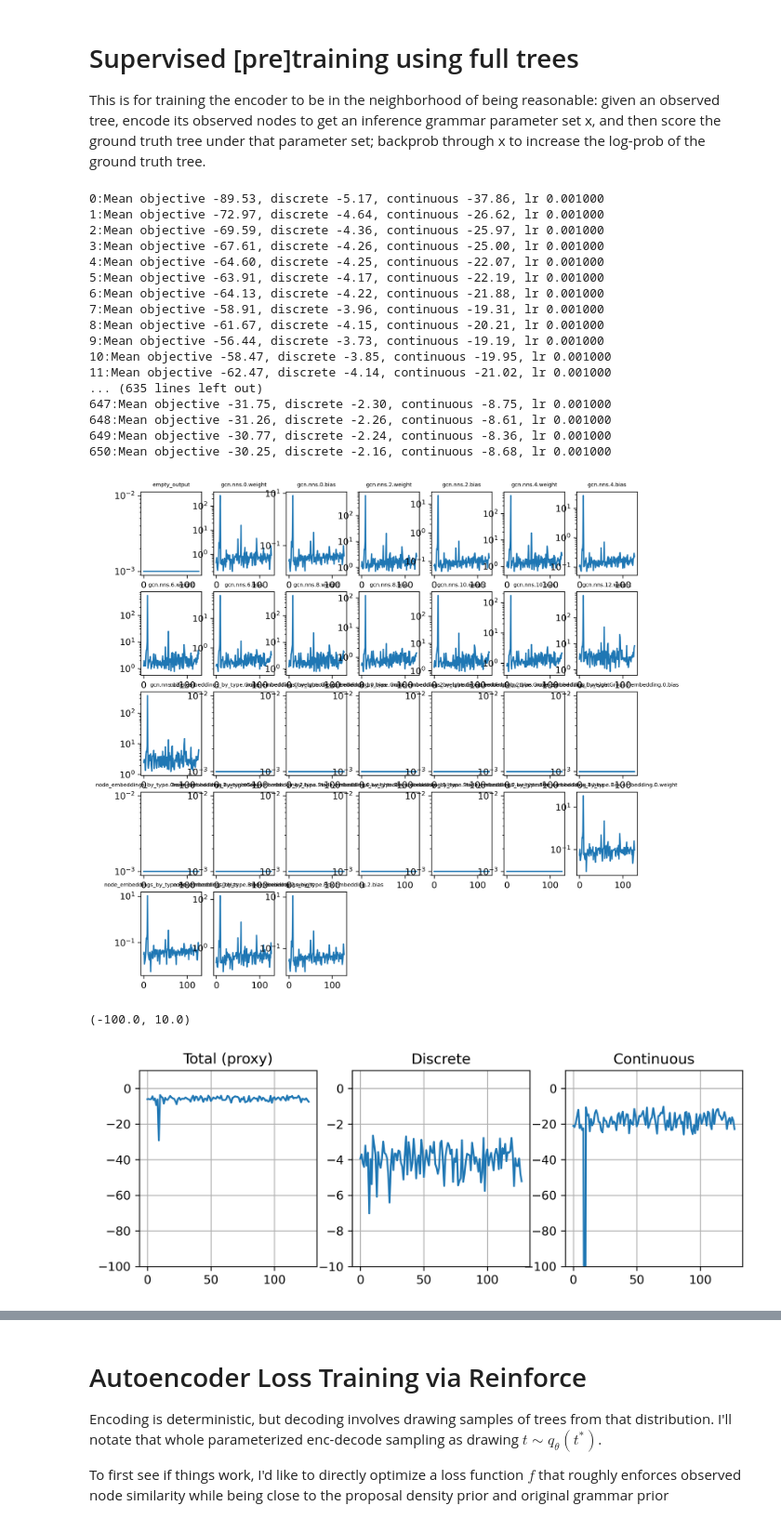
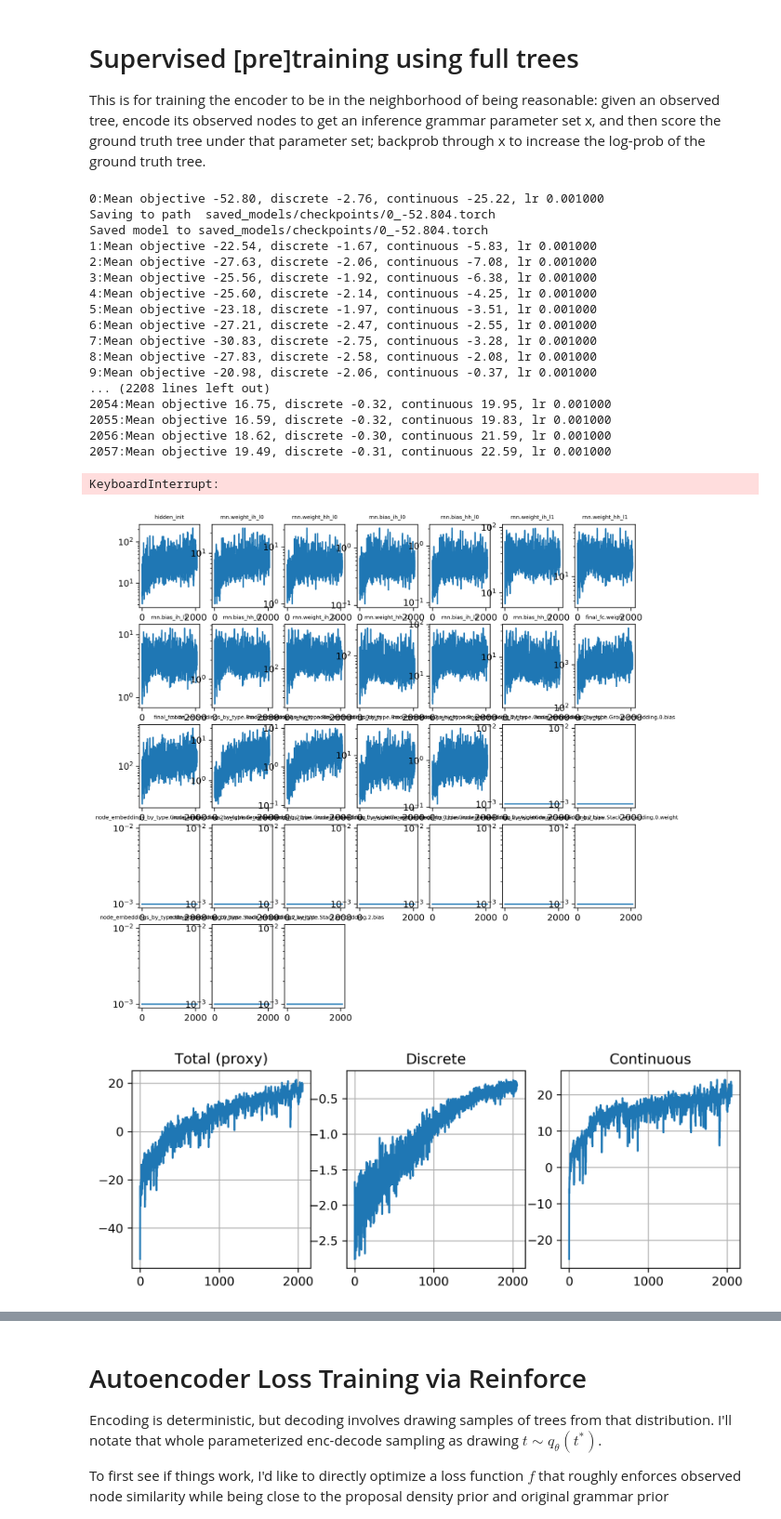
Before and after one commit to gizatt/spatial_scene_grammars, a Jupyter notebook: spatial_scene_grammars_examples/planar_box_stacks_complex/train_grammar_encoder.ipynb, the cells around one changed output, grey strips where cells are left out. Shown at 93% size. Saved outputs shown, nothing was run; the diff lists cells and outputs as text; code cells hidden in the pictures.

Commit message:
Configuration for GRU that works OK

```diff
--- a/spatial_scene_grammars_examples/planar_box_stacks_complex/train_grammar_encoder.ipynb
+++ b/spatial_scene_grammars_examples/planar_box_stacks_complex/train_grammar_encoder.ipynb
@@ -165,7 +189,7 @@ full_trees_for_testing, observed_nodes_for_testing = make_dataset(100)
 inference_grammar = FullyParameterizedSuperTreeGrammar(root_node_type=Ground, root_node_instantiation_dict=root_inst_dict)
 #inference_grammar = FullyParameterizedGrammar(root_node_type=Ground, root_node_instantiation_dict=root_inst_dict)
 #inference_grammar = SceneGrammar(root_node_type=Ground, root_node_instantiation_dict=root_inst_dict)
-config = GrammarEncoder.Config(rnn_type="GCN")
+config = GrammarEncoder.Config(rnn_type="GRU")
 encoder = GrammarEncoder(inference_grammar, 512, config=config)
 x = encoder(observed_nodes_for_training[0])
 
@@ -322,12 +327,30 @@ This is for training the encoder to be in the neighborhood of being reasonable:
 # %%
 # Training
 N_EPOCHS = 5000
-N_ITERS_PER_EPOCH = 100
+N_ITERS_PER_EPOCH = 50
+CHECKPOINT_SAVE_PERIOD=250
 CLIP_VALUE = 1E3
 torch.manual_seed(1234)
 
+def save_encoder_state(save_path):
+    print("Saving to path ", save_path)
+    try:
+        dir_to_make = os.path.split(save_path)[0]
+        if dir_to_make is not "":
+            os.makedirs(dir_to_make)
+    except FileExistsError:
+        pass
+    torch.save(encoder.state_dict(), save_path)
+    print("Saved model to %s" % save_path)
+
+checkpoint_save_dir = os.path.join(
+    "saved_models",
+    time.strftime("%Y%m%d", time.localtime()),
+    "checkpoints"
+)
+
 optimizer = torch.optim.Adam(encoder.parameters(), lr=0.001)
-scheduler = torch.optim.lr_scheduler.ReduceLROnPlateau(optimizer, mode="max", patience=500, factor=0.5)
+scheduler = torch.optim.lr_scheduler.ReduceLROnPlateau(optimizer, mode="max", patience=250, factor=0.5)
 
 continuous_score_history = []
 discrete_score_history = []
@@ -392,25 +415,29 @@ for epoch in range(N_EPOCHS):
         scheduler.step(mean_objective)
     time.sleep(0.05)
 
+    if (epoch >= 0 and epoch % CHECKPOINT_SAVE_PERIOD == 0):
+        save_encoder_state("saved_models/checkpoints/%d_%0.03f.torch" % (epoch, total_objective_history[-1]))
+
 supervised_training_finish_time = time.time()
 # %% [output]
-0:Mean objective -89.53, discrete -5.17, continuous -37.86, lr 0.001000
-1:Mean objective -72.97, discrete -4.64, continuous -26.62, lr 0.001000
-2:Mean objective -69.59, discrete -4.36, continuous -25.97, lr 0.001000
-3:Mean objective -67.61, discrete -4.26, continuous -25.00, lr 0.001000
-4:Mean objective -64.60, discrete -4.25, continuous -22.07, lr 0.001000
-5:Mean objective -63.91, discrete -4.17, continuous -22.19, lr 0.001000
-6:Mean objective -64.13, discrete -4.22, continuous -21.88, lr 0.001000
-7:Mean objective -58.91, discrete -3.96, continuous -19.31, lr 0.001000
-8:Mean objective -61.67, discrete -4.15, continuous -20.21, lr 0.001000
-9:Mean objective -56.44, discrete -3.73, continuous -19.19, lr 0.001000
-10:Mean objective -58.47, discrete -3.85, continuous -19.95, lr 0.001000
-11:Mean objective -62.47, discrete -4.14, continuous -21.02, lr 0.001000
-... (635 lines left out)
-647:Mean objective -31.75, discrete -2.30, continuous -8.75, lr 0.001000
-648:Mean objective -31.26, discrete -2.26, continuous -8.61, lr 0.001000
-649:Mean objective -30.77, discrete -2.24, continuous -8.36, lr 0.001000
-650:Mean objective -30.25, discrete -2.16, continuous -8.68, lr 0.001000
+0:Mean objective -52.80, discrete -2.76, continuous -25.22, lr 0.001000
+Saving to path  saved_models/checkpoints/0_-52.804.torch
+Saved model to saved_models/checkpoints/0_-52.804.torch
+1:Mean objective -22.54, discrete -1.67, continuous -5.83, lr 0.001000
+2:Mean objective -27.63, discrete -2.06, continuous -7.08, lr 0.001000
+3:Mean objective -25.56, discrete -1.92, continuous -6.38, lr 0.001000
+4:Mean objective -25.60, discrete -2.14, continuous -4.25, lr 0.001000
+5:Mean objective -23.18, discrete -1.97, continuous -3.51, lr 0.001000
+6:Mean objective -27.21, discrete -2.47, continuous -2.55, lr 0.001000
+7:Mean objective -30.83, discrete -2.75, continuous -3.28, lr 0.001000
+8:Mean objective -27.83, discrete -2.58, continuous -2.08, lr 0.001000
+9:Mean objective -20.98, discrete -2.06, continuous -0.37, lr 0.001000
+... (2208 lines left out)
+2054:Mean objective 16.75, discrete -0.32, continuous 19.95, lr 0.001000
+2055:Mean objective 16.59, discrete -0.32, continuous 19.83, lr 0.001000
+2056:Mean objective 18.62, discrete -0.30, continuous 21.59, lr 0.001000
+2057:Mean objective 19.49, discrete -0.31, continuous 22.59, lr 0.001000
+KeyboardInterrupt:
 # %%
 # Draw gradient norm history per param
 plt.figure(dpi=300).set_size_inches(10, 10)
@@ -425,27 +452,29 @@ for k, (name, history) in enumerate(all_gradients_history.items()):
     #ax.fill_between(x, (means-std), (means+std), color='b', alpha=.1)
     plt.title(name, fontsize=6)
 # %% [output]
-[figure, old version]
+[figure, new version]
 # %%
+def set_reasonable_bounds(hist, lb, ub):
+    low = max(np.min(hist) - 1. , lb)
+    high = min(np.max(hist) + 1., ub)
 plt.figure(dpi=300).set_size_inches(9, 3)
 plt.subplot(1, 3, 1)
 plt.title("Total (proxy)")
 plt.plot(total_objective_history)
-plt.ylim(-100, 10.)
+set_reasonable_bounds(total_objective_history, -40, 100.)
 plt.grid(True)
 plt.subplot(1, 3, 2)
 plt.title("Discrete")
 plt.plot(discrete_score_history)
+set_reasonable_bounds(discrete_score_history, -40., 100.)
 plt.grid(True)
-plt.ylim(-10, 1.)
 plt.subplot(1, 3, 3)
 plt.title("Continuous")
 plt.plot(continuous_score_history)
 plt.grid(True)
-plt.ylim(-100, 10.)
+set_reasonable_bounds(continuous_score_history, -40., 100)
 # %% [output]
-(-100.0, 10.0)
-[figure, old version]
+[figure, new version]
 # %%
 def make_plot(observed_nodes, full_trees, ):
     plt.figure(dpi=300).set_size_inches(8, 4)
```
Also changed, not shown: parts of 12 cells of this notebook, 1 other file.
